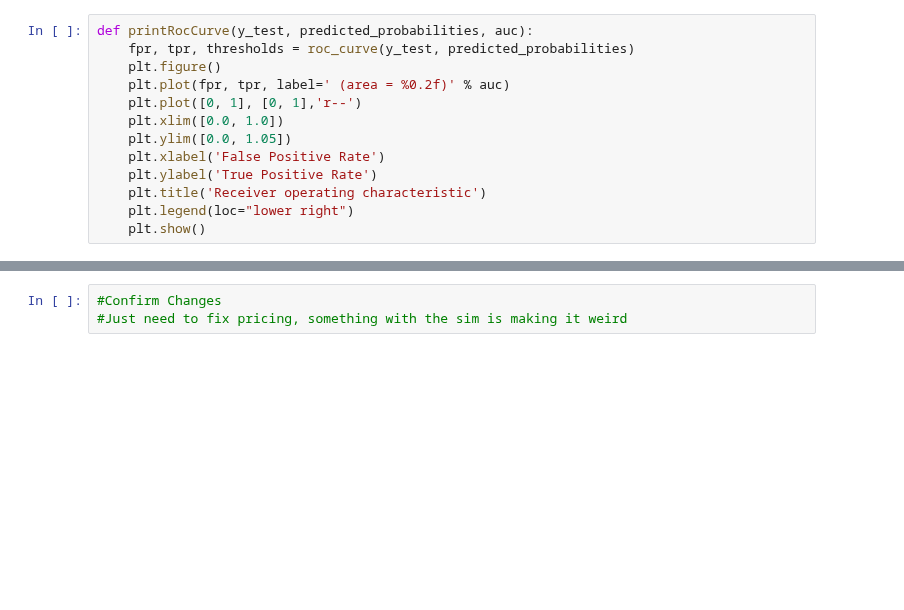
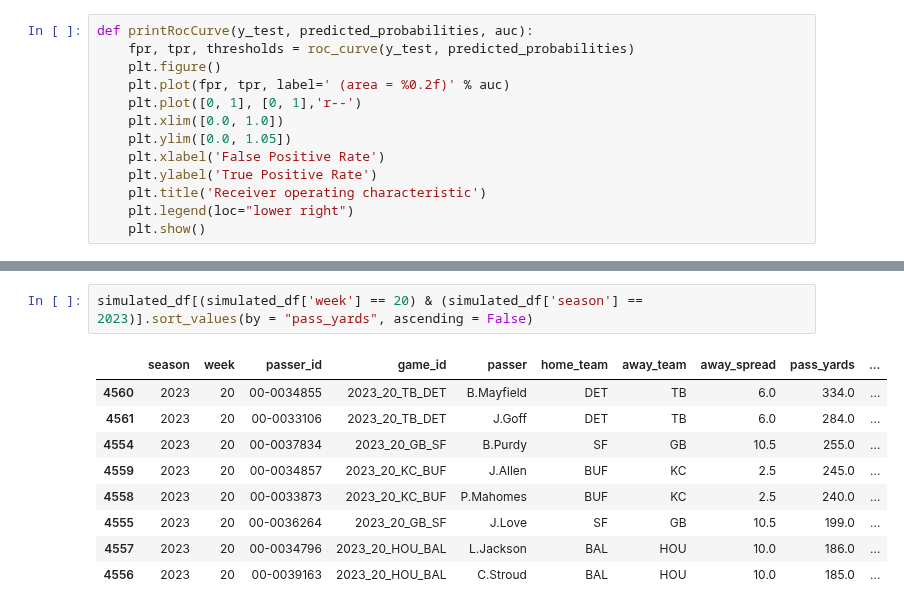
Before and after one commit to bhuggard/CheckTheCover, a Jupyter notebook: herewego.ipynb, the cells around one changed output, grey strips where cells are left out. Drawn from its saved outputs; the diff is of its cells as text; blank space fills up the shorter version.

```diff
--- a/herewego.ipynb
+++ b/herewego.ipynb
@@ -325,4 +346,13 @@ print('Total Probability: {:,.2%}'.format(total_probability))
 Total Probability: 100.00%
-# %%
-#Confirm Changes
-#Just need to fix pricing, something with the sim is making it weird
+# %%
+simulated_df[(simulated_df['week'] == 20) & (simulated_df['season'] == 2023)].sort_values(by = "pass_yards", ascending = False)
+# %% [output]
+|  | season | week | passer_id | game_id | passer | home_team | away_team | away_spread | pass_yards | ... |
+| 4560 | 2023 | 20 | 00-0034855 | 2023_20_TB_DET | B.Mayfield | DET | TB | 6.0 | 334.0 | ... |
+| 4561 | 2023 | 20 | 00-0033106 | 2023_20_TB_DET | J.Goff | DET | TB | 6.0 | 284.0 | ... |
+| 4554 | 2023 | 20 | 00-0037834 | 2023_20_GB_SF | B.Purdy | SF | GB | 10.5 | 255.0 | ... |
+| 4559 | 2023 | 20 | 00-0034857 | 2023_20_KC_BUF | J.Allen | BUF | KC | 2.5 | 245.0 | ... |
+| 4558 | 2023 | 20 | 00-0033873 | 2023_20_KC_BUF | P.Mahomes | BUF | KC | 2.5 | 240.0 | ... |
+| 4555 | 2023 | 20 | 00-0036264 | 2023_20_GB_SF | J.Love | SF | GB | 10.5 | 199.0 | ... |
+| 4557 | 2023 | 20 | 00-0034796 | 2023_20_HOU_BAL | L.Jackson | BAL | HOU | 10.0 | 186.0 | ... |
+| 4556 | 2023 | 20 | 00-0039163 | 2023_20_HOU_BAL | C.Stroud | BAL | HOU | 10.0 | 185.0 | ... |
```
Also changed, not shown: parts of 7 cells of this notebook.
